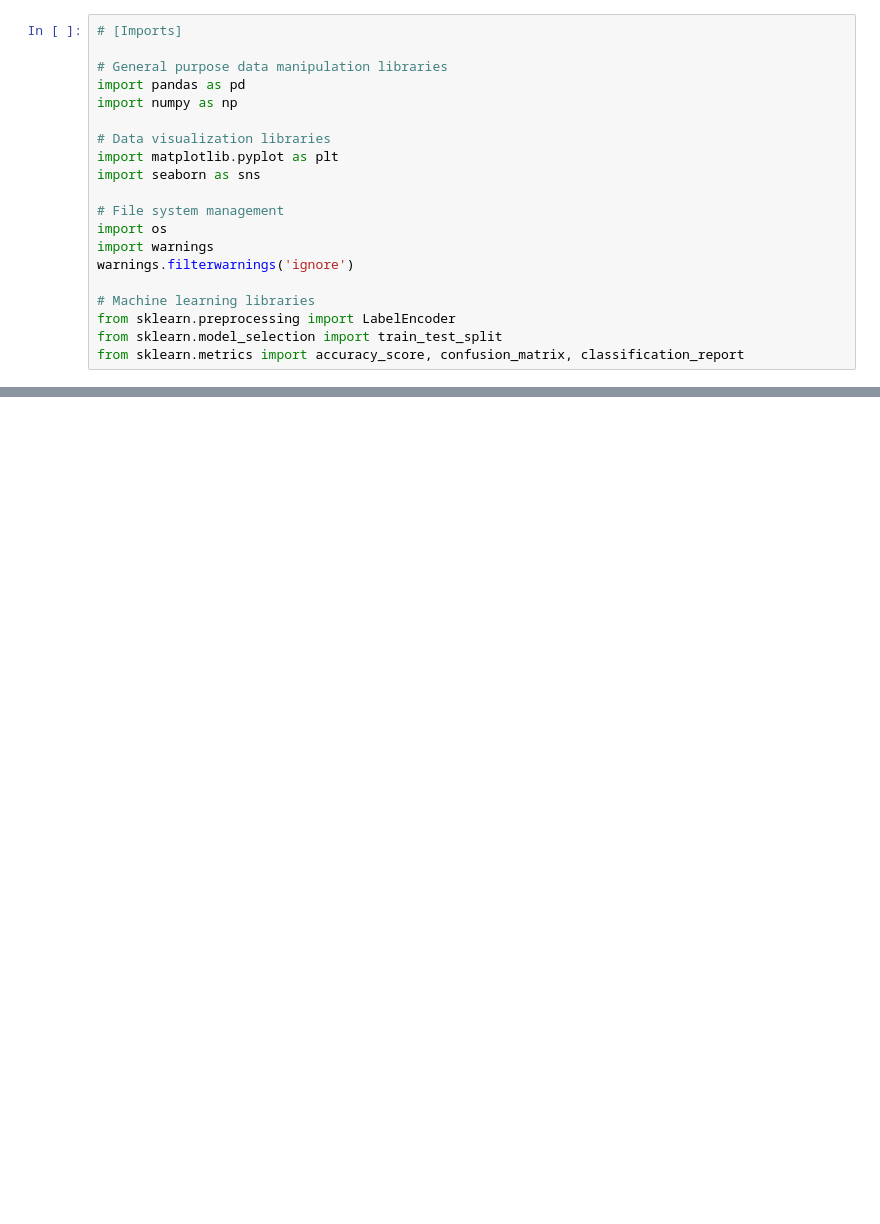
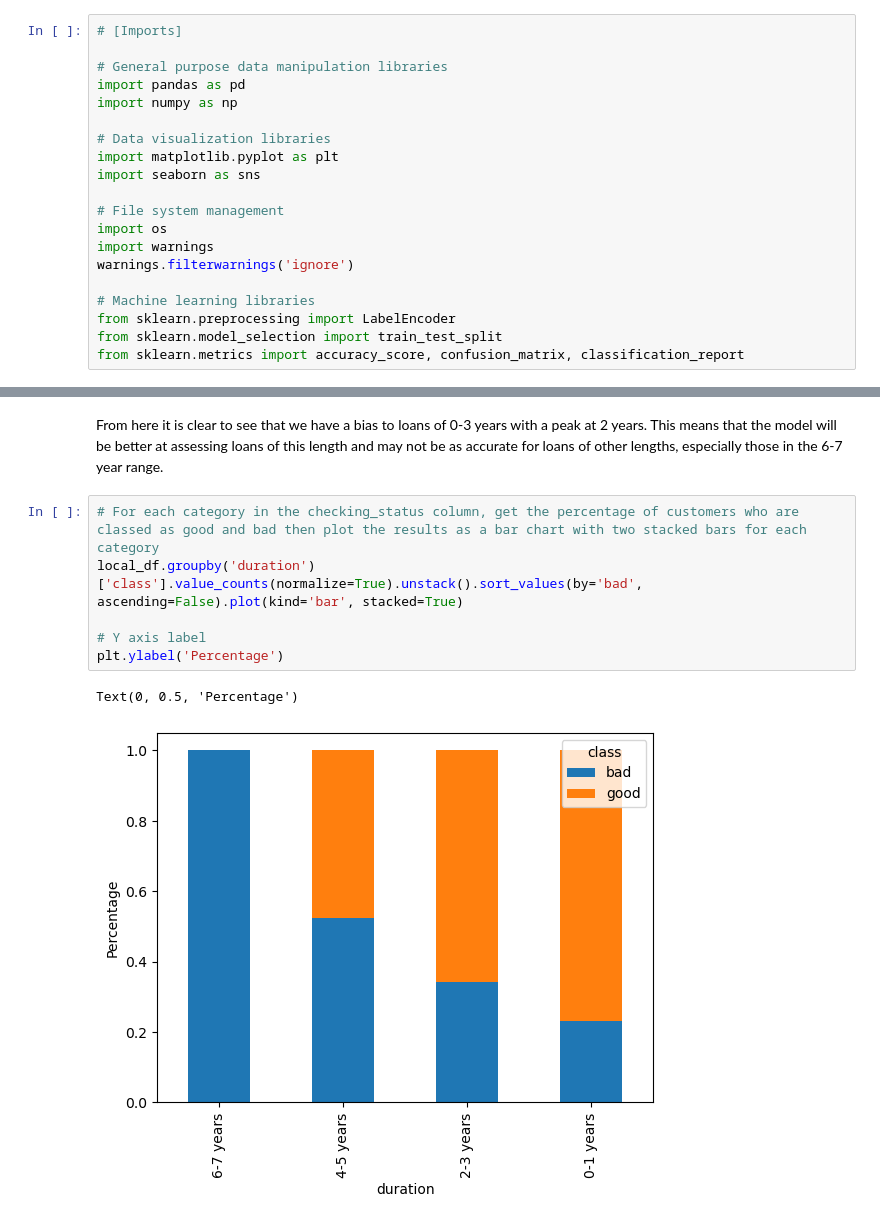
Before and after one commit to ajayvarghese2000/22WSD074-Machine-Learning-Principles-CW2, a Jupyter notebook: code.ipynb, the cells around one changed output, grey strips where cells are left out. Cells and saved outputs as stored; diff of their text form; blank space fills up the shorter version.

```diff
--- a/code.ipynb
+++ b/code.ipynb
@@ -32,0 +207,12 @@ from sklearn.metrics import accuracy_score, confusion_matrix, classification_rep
+# %% [markdown]
+From here it is clear to see that we have a bias to loans of 0-3 years with a peak at 2 years.
+This means that the model will be better at assessing loans of this length and may not be as accurate for loans of other lengths, especially those in the 6-7 year range.
+# %%
+# For each category in the checking_status column, get the percentage of customers who are classed as good and bad then plot the results as a bar chart with two stacked bars for each category
+local_df.groupby('duration')['class'].value_counts(normalize=True).unstack().sort_values(by='bad', ascending=False).plot(kind='bar', stacked=True)
+
+# Y axis label
+plt.ylabel('Percentage')
+# %% [output]
+Text(0, 0.5, 'Percentage')
+[figure, added]
```
Also changed, not shown: parts of 64 cells of this notebook.
